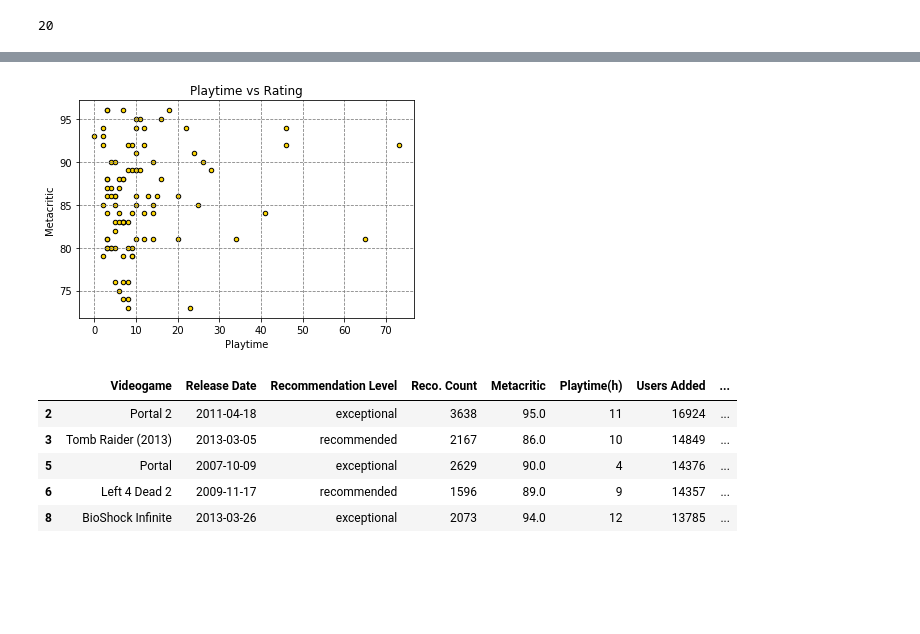
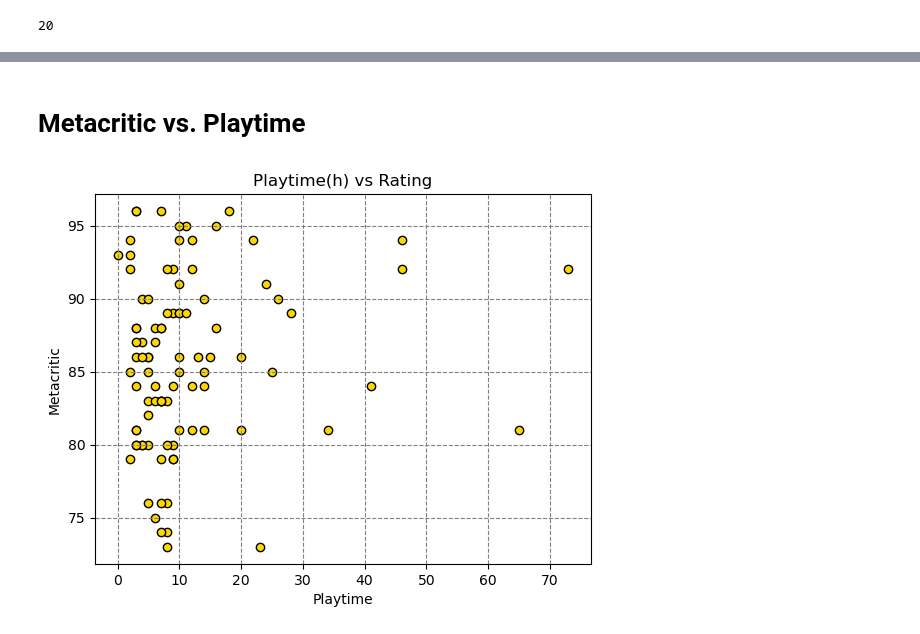
Before and after one commit to candidamg/Project_1, a Jupyter notebook: project.ipynb, the cells around one changed output, grey strips where cells are left out. Drawn from its saved outputs; the diff is of its cells as text; code cells hidden in the pictures; blank space fills up the shorter version.

```diff
--- a/project.ipynb
+++ b/project.ipynb
@@ -229,48 +241,24 @@ videogames_df.head()
+# %% [markdown]
+# Metacritic vs. Playtime
 # %%
-##(x)Playtime vs. (y)Metacritic##
+##(x)Playtime vs. (y)Metacritic
 
+x_values = videogames_df['Playtime(h)']
+y_values = videogames_df['Metacritic']
 
 # Build scatter plot for (x)Playtime vs. (y)Metacritic
-videogames_df.plot.scatter(x="Playtime(h)", y="Metacritic", color="gold", edgecolors = "black")
-
+plt.scatter(x_values, y_values, color="gold", edgecolors = "black")
+plt.grid(color="grey", linestyle="--")
 
 # Incorporate the other graph properties
-plt.title("Playtime vs Rating")
+plt.title("Playtime(h) vs Rating")
 plt.xlabel("Playtime")
 plt.ylabel("Metacritic")
-plt.grid(color="grey", linestyle="--")
 
 # Save the figure
 # plt.savefig("../output_data/Fig1.png")
 
 # Show plot
 plt.show()
 # %% [output]
-[figure, old version]
+[figure, new version]
-# %%
-# Create a DataFrame with the Northern Hemisphere data (playtime is less than 10 hours >= 70)
-videogames_df10 = videogames_df[videogames_df['Playtime(h)'] <= 30]
-
-# Display sample data
-videogames_df10.head()
-
-##
-#Metacritic vs Playtime(h) - gold
-#Reco. Count vs Playtime(h) - cyan
-#Users Own vs Playtime(h)- blueviolet
-#Users Added vs Playtime(h) - lime
-
-##Metacritic vs Playtime
-#Metacritic vs Reco. Count
-#Metacritic vs Users Own
-
-
-
-#
-# %% [output]
-|  | Videogame | Release Date | Recommendation Level | Reco. Count | Metacritic | Playtime(h) | Users Added | ... |
-| 2 | Portal 2 | 2011-04-18 | exceptional | 3638 | 95.0 | 11 | 16924 | ... |
-| 3 | Tomb Raider (2013) | 2013-03-05 | recommended | 2167 | 86.0 | 10 | 14849 | ... |
-| 5 | Portal | 2007-10-09 | exceptional | 2629 | 90.0 | 4 | 14376 | ... |
-| 6 | Left 4 Dead 2 | 2009-11-17 | recommended | 1596 | 89.0 | 9 | 14357 | ... |
-| 8 | BioShock Infinite | 2013-03-26 | exceptional | 2073 | 94.0 | 12 | 13785 | ... |
```
Also changed, not shown: parts of 16 cells of this notebook.
